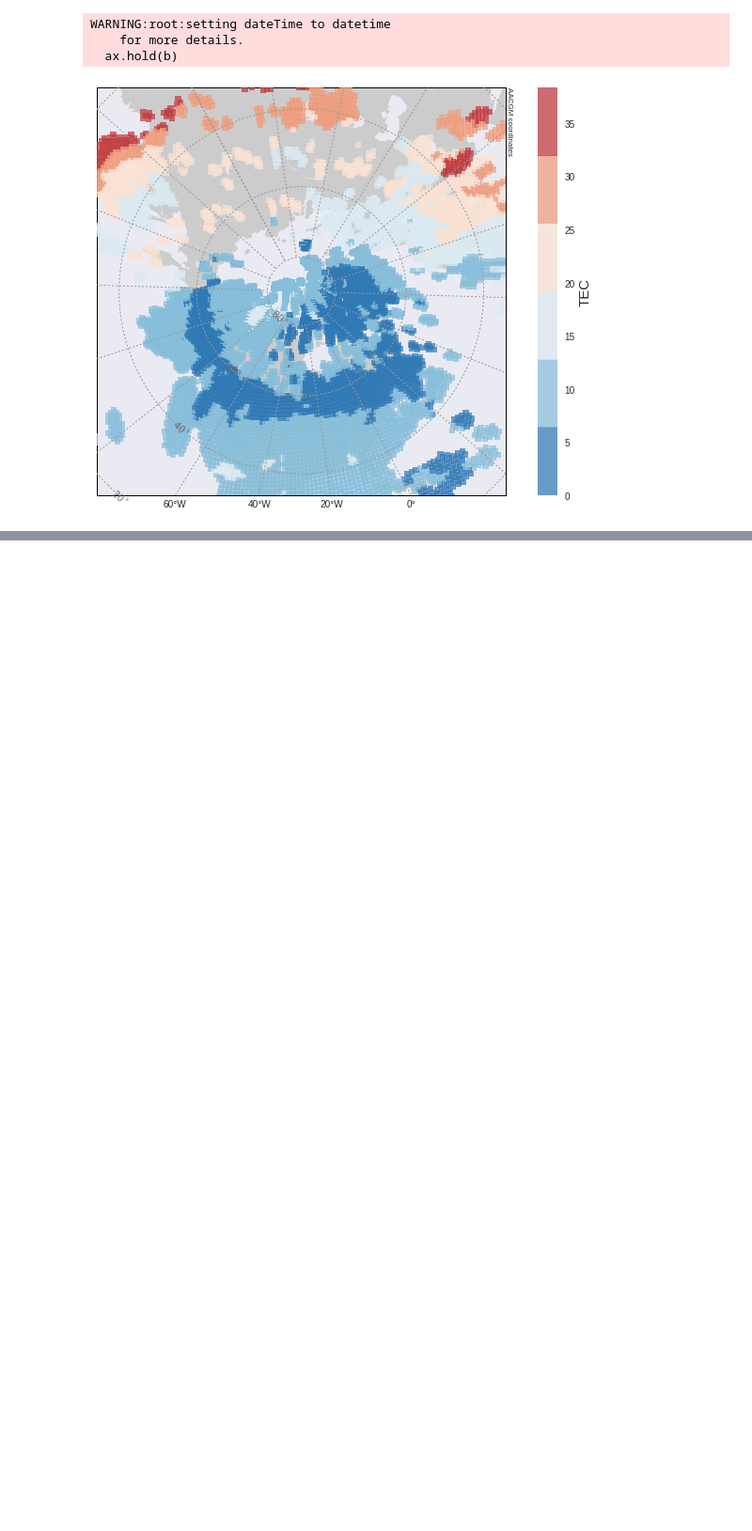
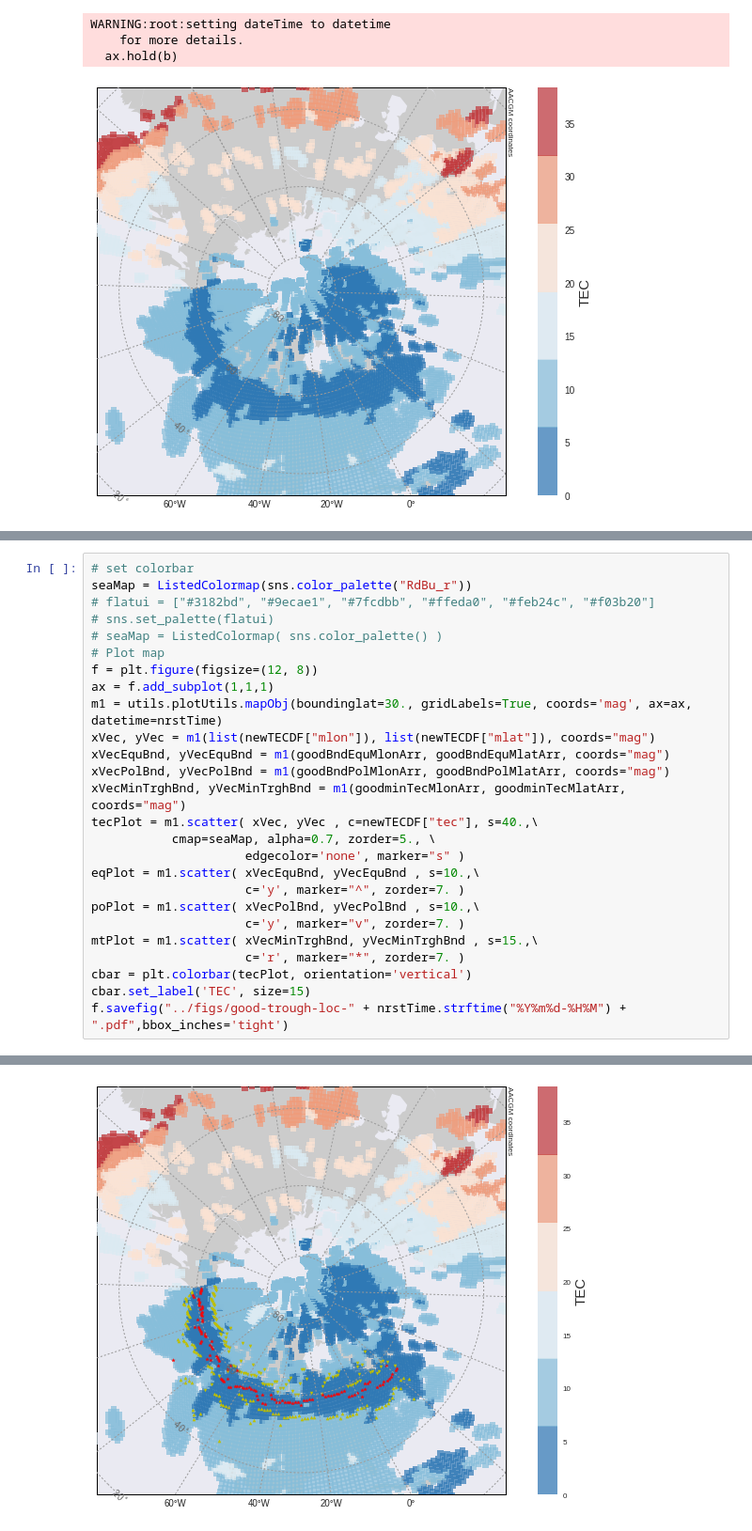
Before and after one commit to bharatreddy/tec-analysis, a Jupyter notebook: ipy/median_filter.ipynb, the cells around one changed output, grey strips where cells are left out. Shown: that part at 94% size. Cells and saved outputs as stored; diff of their text form; blank space fills up the shorter version.

Commit message:
trough locator

```diff
--- a/ipy/median_filter.ipynb
+++ b/ipy/median_filter.ipynb
@@ -698,0 +713,27 @@ WARNING:root:setting dateTime to datetime
+# %%
+# set colorbar
+seaMap = ListedColormap(sns.color_palette("RdBu_r"))
+# flatui = ["#3182bd", "#9ecae1", "#7fcdbb", "#ffeda0", "#feb24c", "#f03b20"]
+# sns.set_palette(flatui)
+# seaMap = ListedColormap( sns.color_palette() )
+# Plot map
+f = plt.figure(figsize=(12, 8))
+ax = f.add_subplot(1,1,1)
+m1 = utils.plotUtils.mapObj(boundinglat=30., gridLabels=True, coords='mag', ax=ax, datetime=nrstTime)
+xVec, yVec = m1(list(newTECDF["mlon"]), list(newTECDF["mlat"]), coords="mag")
+xVecEquBnd, yVecEquBnd = m1(goodBndEquMlonArr, goodBndEquMlatArr, coords="mag")
+xVecPolBnd, yVecPolBnd = m1(goodBndPolMlonArr, goodBndPolMlatArr, coords="mag")
+xVecMinTrghBnd, yVecMinTrghBnd = m1(goodminTecMlonArr, goodminTecMlatArr, coords="mag")
+tecPlot = m1.scatter( xVec, yVec , c=newTECDF["tec"], s=40.,\
+           cmap=seaMap, alpha=0.7, zorder=5., \
+                     edgecolor='none', marker="s" )
+eqPlot = m1.scatter( xVecEquBnd, yVecEquBnd , s=10.,\
+                     c='y', marker="^", zorder=7. )
+poPlot = m1.scatter( xVecPolBnd, yVecPolBnd , s=10.,\
+                     c='y', marker="v", zorder=7. )
+mtPlot = m1.scatter( xVecMinTrghBnd, yVecMinTrghBnd , s=15.,\
+                     c='r', marker="*", zorder=7. )
+cbar = plt.colorbar(tecPlot, orientation='vertical')
+cbar.set_label('TEC', size=15)
+f.savefig("../figs/good-trough-loc-" + nrstTime.strftime("%Y%m%d-%H%M") + ".pdf",bbox_inches='tight')
+# %% [output]
@@ -698,0 +741 @@ WARNING:root:setting dateTime to datetime
+[figure, added]
```
Also changed, not shown: parts of 8 cells of this notebook, 6 other files.
